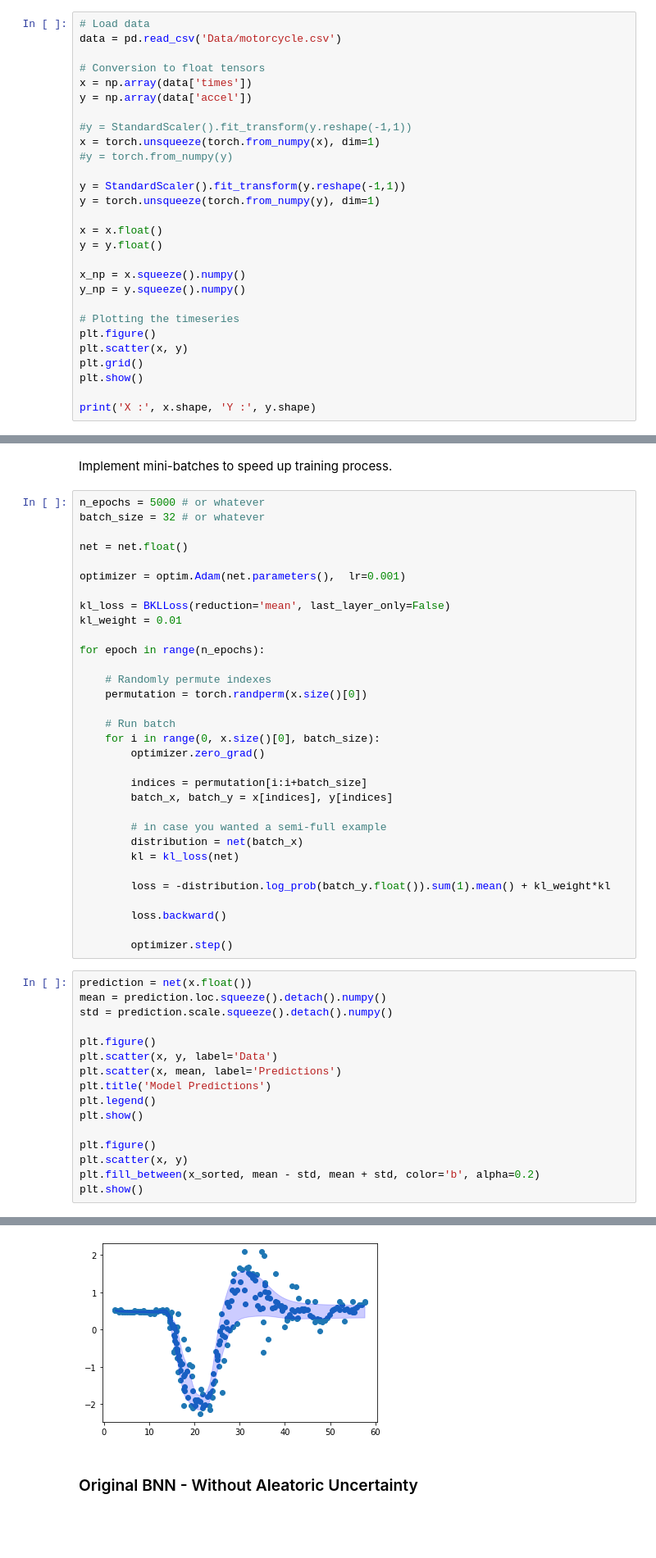
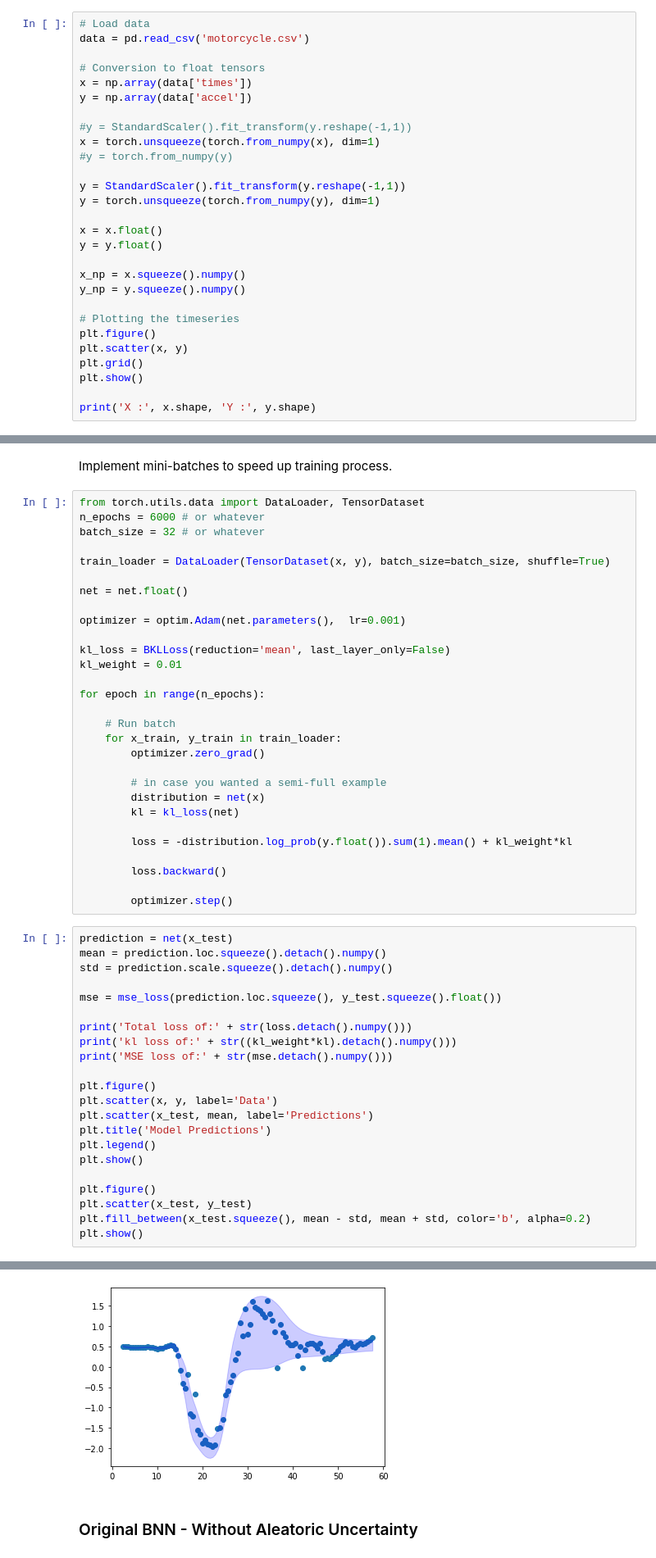
Before and after one commit to nalatraz/DeepLearning_Project7a, a Jupyter notebook: Bayesian Linear - Motorcycle Test.ipynb, the cells around one changed output, grey strips where cells are left out. Shown: that part at 82% size. Cells and saved outputs as stored; diff of their text form; blank space fills up the shorter version.

```diff
--- a/Bayesian Linear - Motorcycle Test.ipynb
+++ b/Bayesian Linear - Motorcycle Test.ipynb
@@ -29,7 +30,7 @@ random.seed(10)
 Format for Bayesian NN. Visualisation of the time series.
 # %%
 # Load data
-data = pd.read_csv('Data/motorcycle.csv')
+data = pd.read_csv('motorcycle.csv')
 
 # Conversion to float tensors
 x = np.array(data['times'])
@@ -203,8 +204,11 @@ plt.show()
 # %% [markdown]
 Implement mini-batches to speed up training process.
 # %%
-n_epochs = 5000 # or whatever
+from torch.utils.data import DataLoader, TensorDataset
+n_epochs = 6000 # or whatever
 batch_size = 32 # or whatever
+
+train_loader = DataLoader(TensorDataset(x, y), batch_size=batch_size, shuffle=True)
 
 net = net.float()
 
@@ -215,39 +219,39 @@ kl_weight = 0.01
 
 for epoch in range(n_epochs):
 
-    # Randomly permute indexes
-    permutation = torch.randperm(x.size()[0])
-
     # Run batch
-    for i in range(0, x.size()[0], batch_size):
+    for x_train, y_train in train_loader:
         optimizer.zero_grad()
 
-        indices = permutation[i:i+batch_size]
-        batch_x, batch_y = x[indices], y[indices]
-
         # in case you wanted a semi-full example
-        distribution = net(batch_x)
+        distribution = net(x)
         kl = kl_loss(net)
 
-        loss = -distribution.log_prob(batch_y.float()).sum(1).mean() + kl_weight*kl
+        loss = -distribution.log_prob(y.float()).sum(1).mean() + kl_weight*kl
 
         loss.backward()
 
         optimizer.step()
 # %%
-prediction = net(x.float())
+prediction = net(x_test)
 mean = prediction.loc.squeeze().detach().numpy()
 std = prediction.scale.squeeze().detach().numpy()
 
+mse = mse_loss(prediction.loc.squeeze(), y_test.squeeze().float())
+
+print('Total loss of:' + str(loss.detach().numpy()))
+print('kl loss of:' + str((kl_weight*kl).detach().numpy()))
+print('MSE loss of:' + str(mse.detach().numpy()))
+
 plt.figure()
 plt.scatter(x, y, label='Data')
-plt.scatter(x, mean, label='Predictions')
+plt.scatter(x_test, mean, label='Predictions')
 plt.title('Model Predictions')
 plt.legend()
 plt.show()
 
 plt.figure()
-plt.scatter(x, y)
-plt.fill_between(x_sorted, mean - std, mean + std, color='b', alpha=0.2)
+plt.scatter(x_test, y_test)
+plt.fill_between(x_test.squeeze(), mean - std, mean + std, color='b', alpha=0.2)
 plt.show()
 # %% [output]
@@ -255,4 +262,4 @@ plt.show()
-[figure, old version]
+[figure, new version]
 # %% [markdown]
 ### Original BNN - Without Aleatoric Uncertainty
 # %%
```
Also changed, not shown: parts of 20 cells of this notebook, 1 other file.
